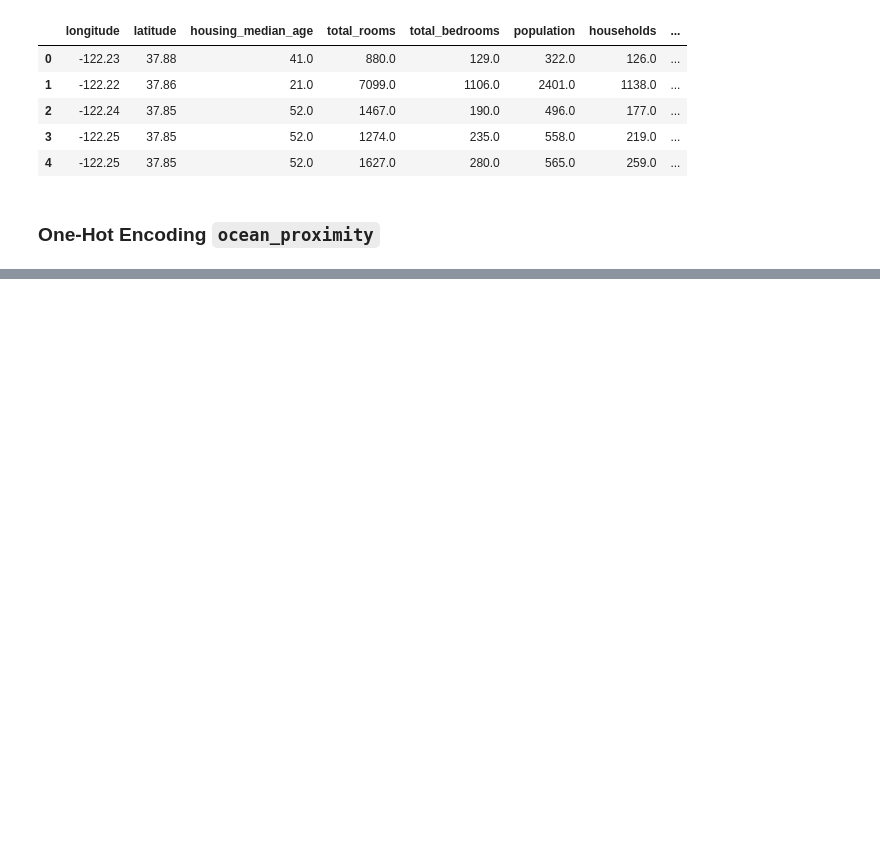
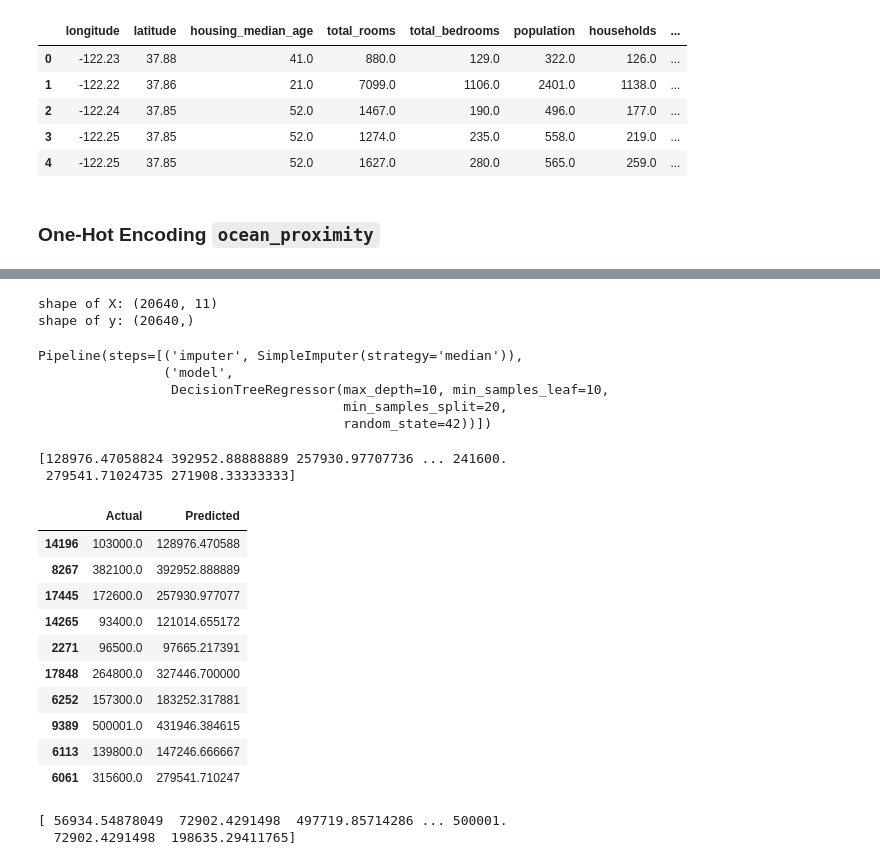
Before and after one commit to Luckysolex/Data-Science-Projects, a Jupyter notebook: Feature_Engineering.ipynb, the cells around one changed output, grey strips where cells are left out. Saved outputs shown, nothing was run; the diff lists cells and outputs as text; code cells hidden in the pictures; blank space fills up the shorter version.

Commit message:
Pipeline

```diff
--- a/Feature_Engineering.ipynb
+++ b/Feature_Engineering.ipynb
@@ -278,0 +323,60 @@ df_one_hot.head()
+# %%
+# Features and target
+X = df_encoded.drop(["median_house_value", "ocean_proximity"], axis=1)
+y = df_encoded["median_house_value"]
+
+X_train, X_test, y_train, y_test = train_test_split(X, y, test_size=0.2, random_state=42)
+
+print(f"shape of X: {X.shape}")
+print(f"shape of y: {y.shape}")
+# %% [output]
+shape of X: (20640, 11)
+shape of y: (20640,)
+# %%
+# Example using ordinal encoder for all features (only when appropriate)
+model = Pipeline([
+    ('imputer', SimpleImputer(strategy='median')),
+    ('model', DecisionTreeRegressor(
+        random_state=42,
+        max_depth=10,
+        min_samples_split=20,
+        min_samples_leaf=10
+    ))
+])
+
+model.fit(X_train, y_train)
+# %% [output]
+Pipeline(steps=[('imputer', SimpleImputer(strategy='median')),
+                ('model',
+                 DecisionTreeRegressor(max_depth=10, min_samples_leaf=10,
+                                       min_samples_split=20,
+                                       random_state=42))])
+# %%
+y_pred_train = model.predict(X_train)
+print(y_pred_train)
+# %% [output]
+[128976.47058824 392952.88888889 257930.97707736 ... 241600.
+ 279541.71024735 271908.33333333]
+# %%
+# Create a dataframe for the actual vs predicted value on the train set
+results_df = pd.DataFrame({'Actual': y_train, 'Predicted': y_pred_train})
+display(results_df.head(10))
+# %% [output]
+|  | Actual | Predicted |
+| 14196 | 103000.0 | 128976.470588 |
+| 8267 | 382100.0 | 392952.888889 |
+| 17445 | 172600.0 | 257930.977077 |
+| 14265 | 93400.0 | 121014.655172 |
+| 2271 | 96500.0 | 97665.217391 |
+| 17848 | 264800.0 | 327446.700000 |
+| 6252 | 157300.0 | 183252.317881 |
+| 9389 | 500001.0 | 431946.384615 |
+| 6113 | 139800.0 | 147246.666667 |
+| 6061 | 315600.0 | 279541.710247 |
+# %%
+# MAke predictions for the test set
+y_pred_test = model.predict(X_test)
+print(y_pred_test)
+# %% [output]
+[ 56934.54878049  72902.4291498  497719.85714286 ... 500001.
+  72902.4291498  198635.29411765]
```
Also changed, not shown: parts of 8 cells of this notebook.
